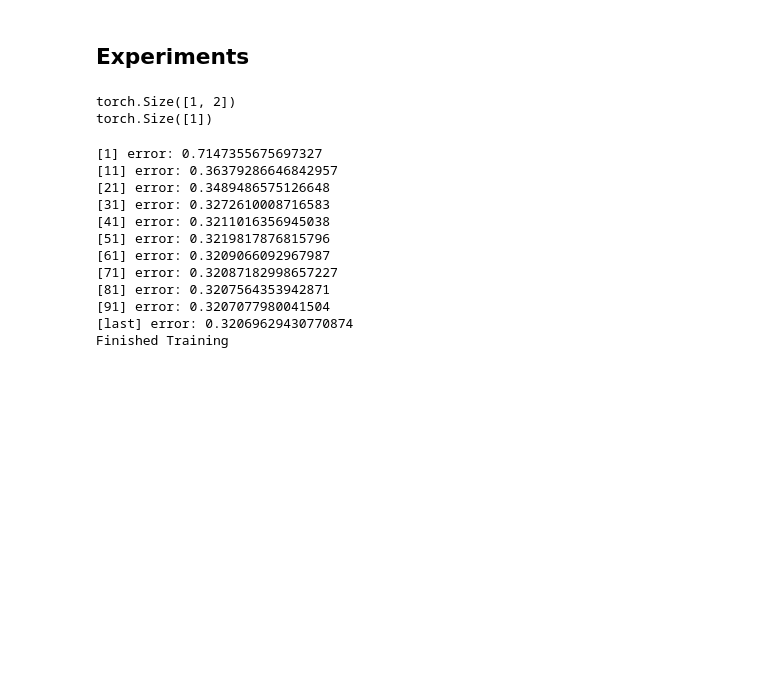
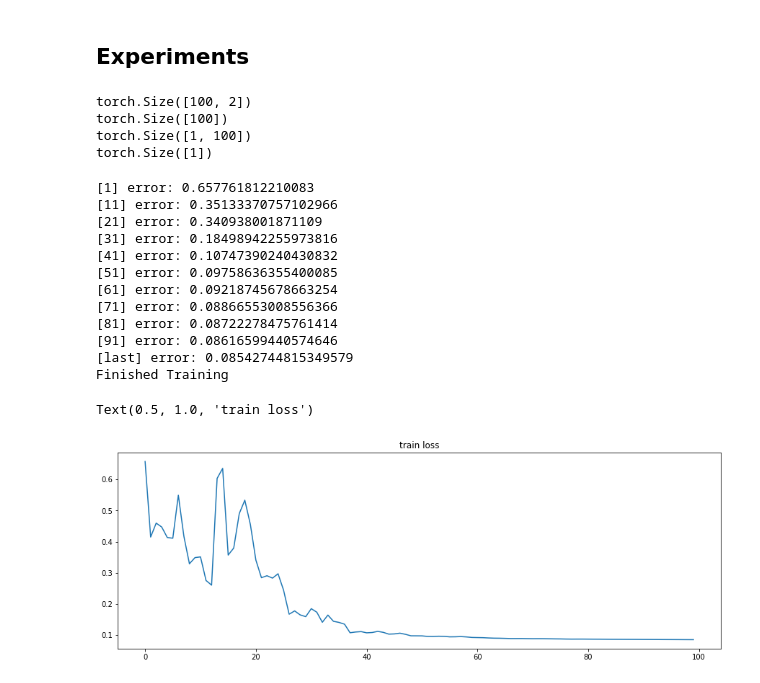
Before and after one commit to 0-tree/ReadingNotes, a Jupyter notebook: 20190114_Arora2018stronger/test_networkCompression.ipynb, the cells around one changed output. Drawn from its saved outputs; the diff is of its cells as text; code cells hidden in the pictures; blank space fills up the shorter version.

```diff
--- a/20190114_Arora2018stronger/test_networkCompression.ipynb
+++ b/20190114_Arora2018stronger/test_networkCompression.ipynb
@@ -68,6 +92,8 @@ class BasicNet(nn.Module):
 # %%
 # instanciate model and setup
-model = BasicNet()
+# model = BasicNet()
+model = FCNet(100)
+
 lossfn = nn.BCELoss() # BinaryCrossEntropy
 # optimizer = optim.SGD(model.parameters(), lr=0.1) # using a better optimizer DOES make a difference
 optimizer = optim.RMSprop(model.parameters(),
@@ -86,46 +112,56 @@ optimizer = optim.RMSprop(model.parameters(),
 for p in model.parameters():
     print(p.size())
 # %% [output]
-torch.Size([1, 2])
+torch.Size([100, 2])
+torch.Size([100])
+torch.Size([1, 100])
 torch.Size([1])
 # %%
 # train model
 _X = torch.tensor(X_train, dtype=torch.float)
 _y = torch.tensor(y_train, dtype=torch.float).view(-1, 1) # reshape with one column
+_aloss = []
 
 for epoch in range(100):  # loop over the dataset multiple times
 
     # zero the parameter gradients
     optimizer.zero_grad()
 
     # forward + backward + optimize
     # no minibatch here: take whole dataset
     fX = model(_X)
-    loss = lossfn(fX, _y)
+    loss = lossfn(fX, _y); _aloss.append(loss)
     loss.backward()
     optimizer.step()
 
     # print statistics
     if epoch % 10 == 0:
         print('[{}] error: {}'.format(epoch + 1, loss))
 
 fX = model(_X)
 loss = lossfn(fX, _y)
 print('[last] error: {}'.format(loss))
 
 print('Finished Training')
+
+f = plt.figure(figsize=(15,5))
+ax = f.add_subplot(1,1,1)
+ax.plot(_aloss)
+ax.set_title('train loss')
 # %% [output]
-[1] error: 0.7147355675697327
-[11] error: 0.36379286646842957
-[21] error: 0.3489486575126648
-[31] error: 0.3272610008716583
-[41] error: 0.3211016356945038
-[51] error: 0.3219817876815796
-[61] error: 0.3209066092967987
-[71] error: 0.32087182998657227
-[81] error: 0.3207564353942871
-[91] error: 0.3207077980041504
-[last] error: 0.32069629430770874
+[1] error: 0.657761812210083
+[11] error: 0.35133370757102966
+[21] error: 0.340938001871109
+[31] error: 0.18498942255973816
+[41] error: 0.10747390240430832
+[51] error: 0.09758636355400085
+[61] error: 0.09218745678663254
+[71] error: 0.08866553008556366
+[81] error: 0.08722278475761414
+[91] error: 0.08616599440574646
+[last] error: 0.08542744815349579
 Finished Training
+Text(0.5, 1.0, 'train loss')
+[figure, added]
 # %%
 _X = torch.rand((1000,2), dtype=torch.float) * torch.tensor((6.,4.)) - torch.tensor((3.,2.))
```
Also changed, not shown: parts of 3 cells of this notebook.
